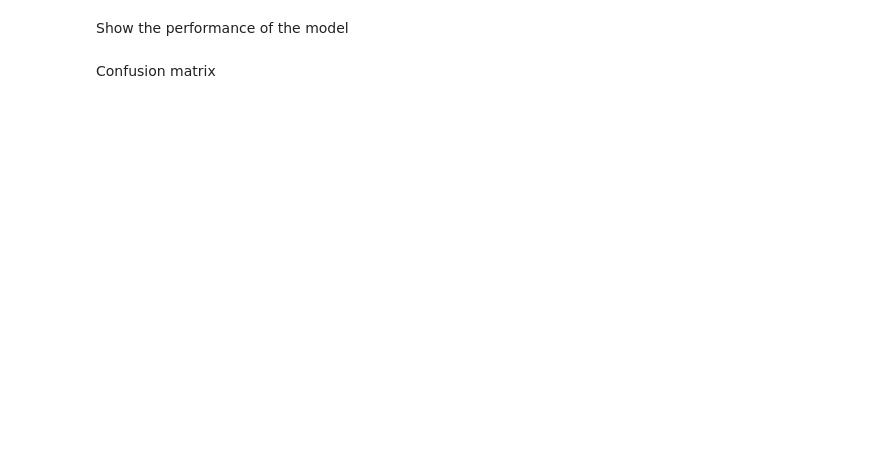
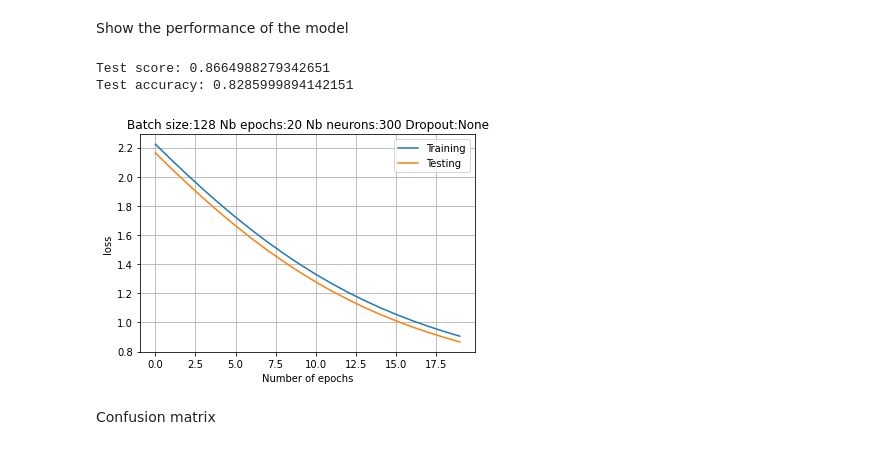
Before and after one commit to Nelson-Jnrnd/ARN_L4, a Jupyter notebook: notebooks/MLP_from_raw_data.ipynb, the cells around one changed output. Drawn from its saved outputs; the diff is of its cells as text; code cells hidden in the pictures; blank space fills up the shorter version.

Commit message:
optimizer test

```diff
--- a/notebooks/MLP_from_raw_data.ipynb
+++ b/notebooks/MLP_from_raw_data.ipynb
@@ -63,9 +66,12 @@ Create the MLP
 # %% [markdown]
 784 entrées 10 sortie et 300 neurones dans la couche cachée.
 # %%
+n_neurons = 300
+drop = -1
 model = Sequential()
-model.add(Dense(300, input_shape=(784,), activation='relu'))
-model.add(Dropout(0.5))
+model.add(Dense(n_neurons, input_shape=(784,), activation='relu'))
+if drop > 0:
+    model.add(Dropout(drop))
 model.add(Dense(n_classes, activation='softmax'))
 
 model.summary()
@@ -120,8 +110,8 @@ Epoch 23/30
 # %%
 batch_size = 128
-n_epoch = 10
+n_epoch = 20
 
-model.compile(loss='categorical_crossentropy', optimizer=RMSprop(), metrics=['accuracy'])
+model.compile(loss='categorical_crossentropy', optimizer=Adadelta(), metrics=['accuracy'])
 history = model.fit(X_train, Y_train,
                     batch_size=batch_size, epochs=n_epoch,
                     verbose=1, validation_data=(X_test, Y_test))
@@ -128,14 +136,22 @@ history = model.fit(X_train, Y_train,
 # %% [markdown]
 Show the performance of the model
 # %%
+
 pl.plot(history.history['loss'], label='Training')
 pl.plot(history.history['val_loss'], label='Testing')
+pl.ylabel('loss')
+pl.xlabel('Number of epochs')
+pl.title('Batch size:'+str(batch_size)+' Nb epochs:'+str(n_epoch)+' Nb neurons:'+str(n_neurons)+' Dropout:'+ ('None' if drop < 0 else str(drop)) )
 pl.legend()
 pl.grid()
 
 score = model.evaluate(X_test, Y_test, verbose=0)
 print('Test score:', score[0])
 print('Test accuracy:', score[1])
+# %% [output]
+Test score: 0.8664988279342651
+Test accuracy: 0.8285999894142151
+[figure, added]
 # %% [markdown]
 Confusion matrix
 # %%
```
Also changed, not shown: parts of 5 cells of this notebook.
